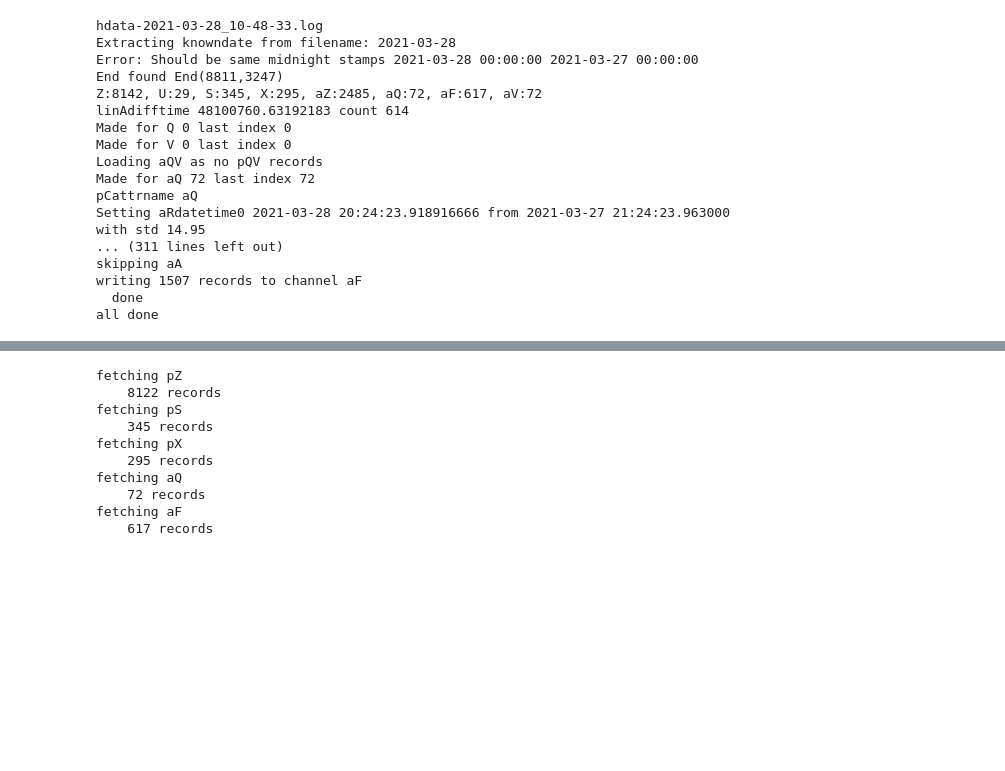
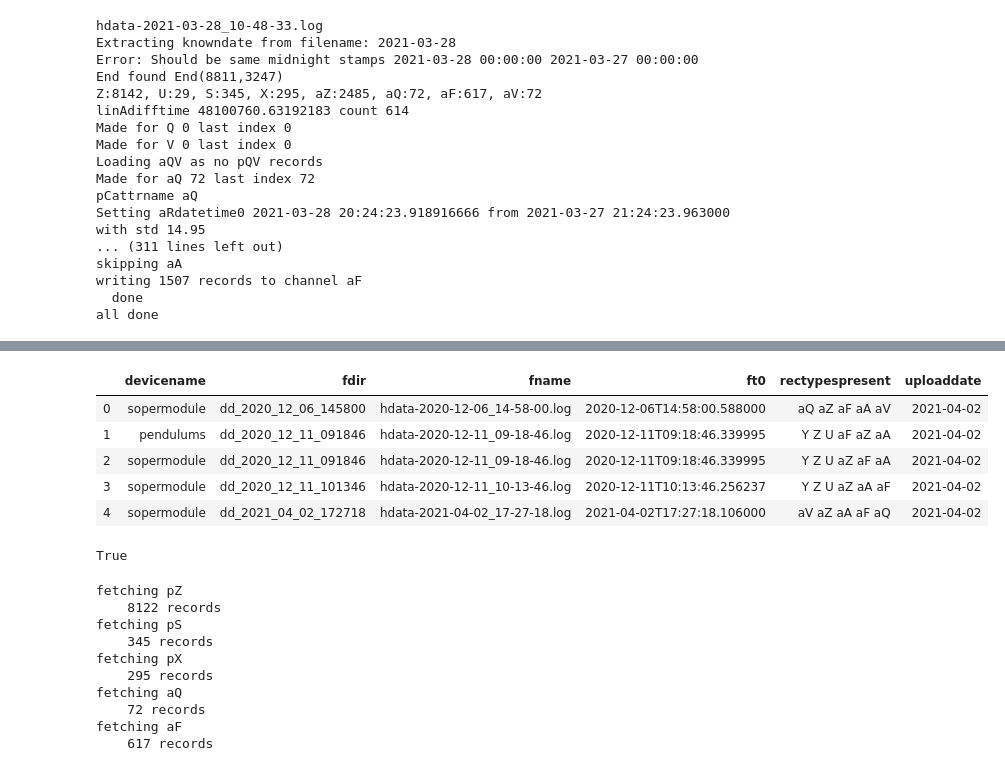
Before and after one commit to goatchurchprime/RTK_on_the_beach, a Jupyter notebook: notebooks/influxdbuploader.ipynb, the cells around one changed output, grey strips where cells are left out. Cells and saved outputs as stored; diff of their text form; code cells hidden in the pictures; blank space fills up the shorter version.

```diff
--- a/notebooks/influxdbuploader.ipynb
+++ b/notebooks/influxdbuploader.ipynb
@@ -166,2 +210,3 @@ all done
 # %%
-k = client.query("SELECT * FROM pZ where uploaddate='2021-04-01'")
+k = client.query("SELECT * FROM hanglog_index")
+print(len(k))
@@ -172,3 +215,18 @@ ResultSet({'('pZ', None)': [{'time': '2021-03-28T10:48:33.373632Z', 'ax': 0, 'ay
+# %%
+pK = pandas.DataFrame(k.get_points())
+pK = pK.drop(columns=["logchannel", "time"], errors="ignore")
+pK
+# %% [output]
+|  | devicename | fdir | fname | ft0 | rectypespresent | uploaddate |
+| 0 | sopermodule | dd_2020_12_06_145800 | hdata-2020-12-06_14-58-00.log | 2020-12-06T14:58:00.588000 | aQ aZ aF aA aV | 2021-04-02 |
+| 1 | pendulums | dd_2020_12_11_091846 | hdata-2020-12-11_09-18-46.log | 2020-12-11T09:18:46.339995 | Y Z U aF aZ aA | 2021-04-02 |
+| 2 | sopermodule | dd_2020_12_11_091846 | hdata-2020-12-11_09-18-46.log | 2020-12-11T09:18:46.339995 | Y Z U aZ aF aA | 2021-04-02 |
+| 3 | sopermodule | dd_2020_12_11_101346 | hdata-2020-12-11_10-13-46.log | 2020-12-11T10:13:46.256237 | Y Z U aZ aA aF | 2021-04-02 |
+| 4 | sopermodule | dd_2021_04_02_172718 | hdata-2021-04-02_17-27-18.log | 2021-04-02T17:27:18.106000 | aV aZ aA aF aQ | 2021-04-02 |
+# %%
+(pK.fname=='hdata-2020-12-06_14-58-00.log').any()
+# %% [output]
+True
 # %%
 fd = { }
 for kk in ["pZ", "pS", "pX", "aQ", "aF"]:
```
Also changed, not shown: parts of 13 cells of this notebook, 3 other files.
